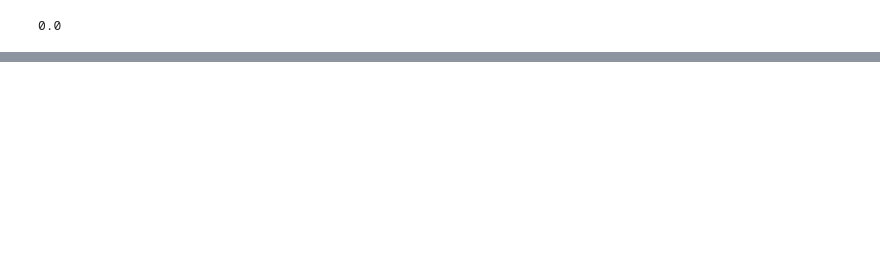
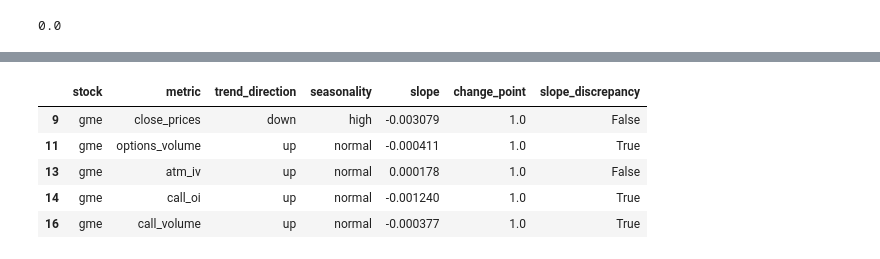
Before and after one commit to jach8/stock_watcher, a Jupyter notebook: models/trends/cd3.ipynb, the cells around one changed output, grey strips where cells are left out. Saved outputs shown, nothing was run; the diff lists cells and outputs as text; code cells hidden in the pictures; blank space fills up the shorter version.

```diff
--- a/models/trends/cd3.ipynb
+++ b/models/trends/cd3.ipynb
@@ -203,0 +186,9 @@ df[df.change_point == 1]
+# %%
+change_df[change_df.stock == 'gme']
+# %% [output]
+|  | stock | metric | trend_direction | seasonality | slope | change_point | slope_discrepancy |
+| 9 | gme | close_prices | down | high | -0.003079 | 1.0 | False |
+| 11 | gme | options_volume | up | normal | -0.000411 | 1.0 | True |
+| 13 | gme | atm_iv | up | normal | 0.000178 | 1.0 | False |
+| 14 | gme | call_oi | up | normal | -0.001240 | 1.0 | True |
+| 16 | gme | call_volume | up | normal | -0.000377 | 1.0 | True |
```
Also changed, not shown: parts of 12 cells of this notebook, 10 other files.
